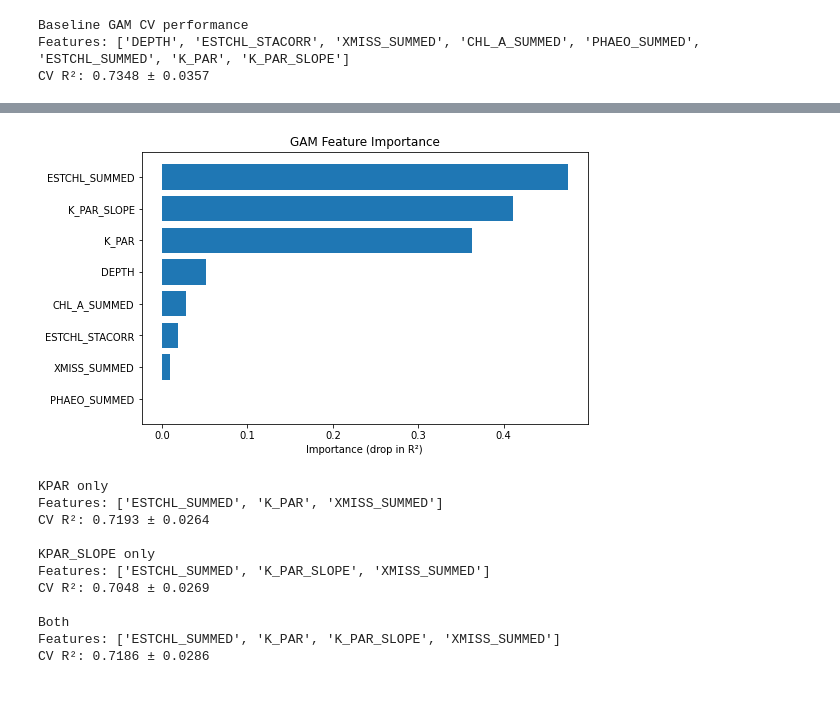
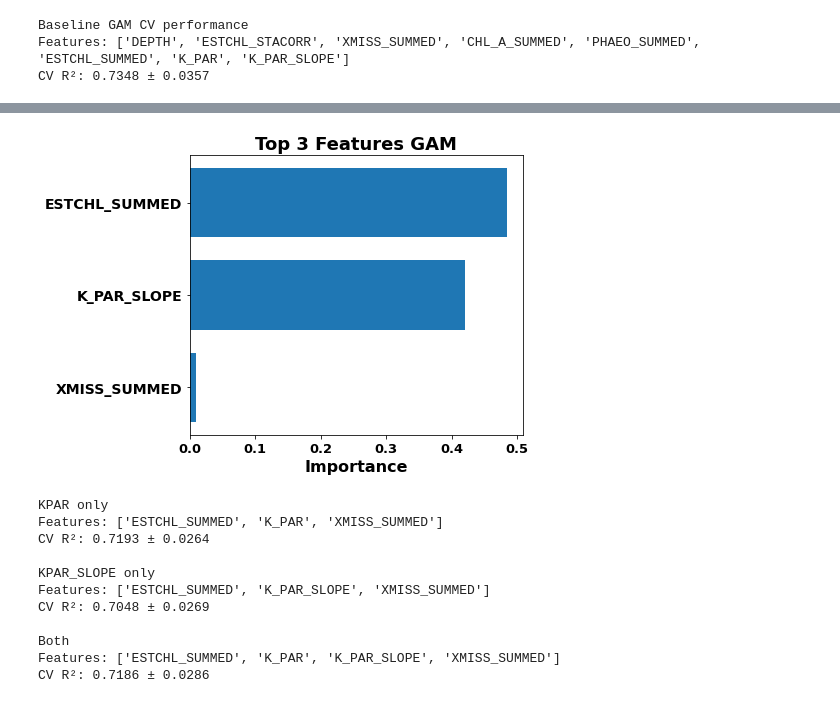
Before and after one commit to LucasC212/Scripps-Light-Attenuation-Capstone-Project, a Jupyter notebook: scripts/GAM_Analysis_Improved.ipynb, the cells around one changed output, grey strips where cells are left out. Cells and saved outputs as stored; diff of their text form; code cells hidden in the pictures.

```diff
--- a/scripts/GAM_Analysis_Improved.ipynb
+++ b/scripts/GAM_Analysis_Improved.ipynb
@@ -1315,68 +1315,42 @@ Baseline GAM CV performance
 Features: ['DEPTH', 'ESTCHL_STACORR', 'XMISS_SUMMED', 'CHL_A_SUMMED', 'PHAEO_SUMMED', 'ESTCHL_SUMMED', 'K_PAR', 'K_PAR_SLOPE']
 CV R²: 0.7348 ± 0.0357
 # %%
-# =========================
-# Step 5: Variable importance analysis (permutation importance) on baseline model
-# =========================
-from sklearn.metrics import r2_score
-import numpy as np
-import pandas as pd
-
-def permutation_importance_gam(model, X, y, feature_names, n_repeats=10):
-
-    # Baseline performance
-    baseline_pred = model.predict(X)
-    baseline_r2 = r2_score(y, baseline_pred)
-
-    importances = []
-
-    for i, feature in enumerate(feature_names):
-
-        scores = []
-
-        for _ in range(n_repeats):
-
-            X_permuted = X.copy()
-
-            # Shuffle one column
-            np.random.shuffle(X_permuted[:, i])
-
-            perm_pred = model.predict(X_permuted)
-            perm_r2 = r2_score(y, perm_pred)
-
-            scores.append(baseline_r2 - perm_r2)
-
-        importances.append(np.mean(scores))
-
-    importance_df = pd.DataFrame({
-        "feature": feature_names,
-        "importance": importances
-    }).sort_values("importance", ascending=False)
-
-    return importance_df
-
-predictor_names = baseline_features
-
-importance_df = permutation_importance_gam(
-    gam_baseline,
-    X_test,
-    y_test,
-    predictor_names
-)
-
-print(importance_df)
-
-
-# Plot feature importance
+# Plot feature importance (selected features only)
 import matplotlib.pyplot as plt
 
-plt.figure(figsize=(8,5))
+plot_df = importance_df[importance_df["feature"].isin(['ESTCHL_SUMMED', 'K_PAR_SLOPE', 'XMISS_SUMMED'])]
+
+plt.figure(figsize=(7, 5))
 plt.barh(
-    importance_df["feature"],
-    importance_df["importance"]
+    range(len(plot_df)),
+    plot_df["importance"],
+    height=0.75
+)
+plt.yticks(
+    range(len(plot_df)),
+    plot_df["feature"],
+    fontsize=14,
+    fontweight='bold'
+)
+plt.xticks(
+    fontsize=13,
+    fontweight='bold'
+)
+plt.xlabel(
+    "Importance",
+    fontsize=16,
+    fontweight='bold'
+)
+plt.title(
+    "Top 3 Features GAM",
+    fontsize=18,
+    fontweight='bold'
 )
 plt.gca().invert_yaxis()
-plt.xlabel("Importance (drop in R²)")
-plt.title("GAM Feature Importance")
+plt.grid(False)
+ax = plt.gca()
+ax.spines['top'].set_visible(True)
+ax.spines['right'].set_visible(True)
+plt.tight_layout()
 plt.show()
 # %% [output]
@@ -1392,4 +1357,4 @@ plt.show()
-[figure, old version]
+[figure, new version]
 # %%
 # =========================
 # Step 6: Cross-validation function for GAM models (already defined above evaluate_gam)
```
Also changed, not shown: parts of 1 cell of this notebook.
